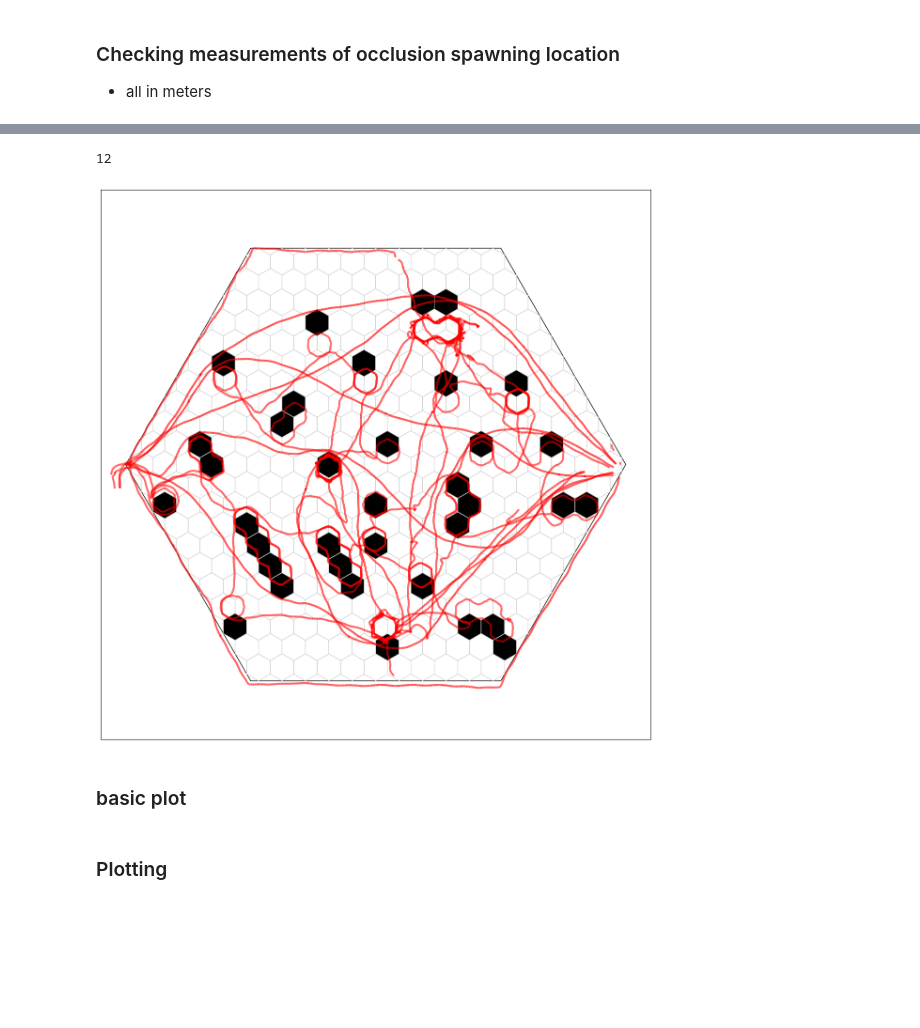
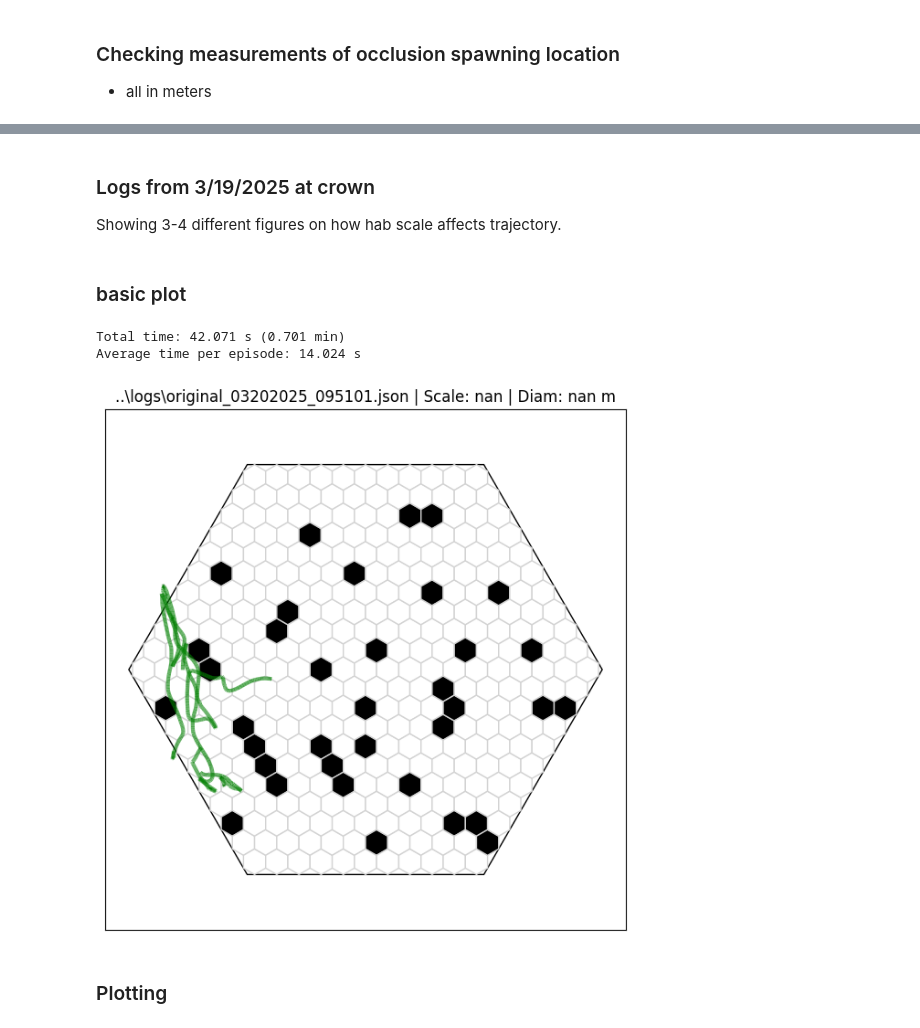
Before and after one commit to felixmaldonadoos/CellworldServer, a Jupyter notebook: python/visualization/plotting.ipynb, the cells around one changed output, grey strips where cells are left out. Saved outputs shown, nothing was run; the diff lists cells and outputs as text; code cells hidden in the pictures; blank space fills up the shorter version.

```diff
--- a/python/visualization/plotting.ipynb
+++ b/python/visualization/plotting.ipynb
@@ -73,43 +68,4 @@ print(newest_file)
-# %%
-# p = pl.ExperimentPlot()
-# p.basic_plot('../logs/l.json')
-import math
-
-filepath = '../logs/l.json'
-if not filepath: raise ValueError('File is NONE!')
-w = cw.World.get_from_parameters_names('hexagonal',"canonical",'21_05')
-d = cw.Display(w, fig_size=(12,12), padding=0.1, cell_edge_color="lightgrey", background_color="white", habitat_edge_color="black")
-
-n     = 0
-t_sum = 0
-
-exp = cw.Experiment.load_from_file(filepath)
-
-# Define hexagonal world bounds
-print(len(exp.episodes))
-
-def scale_legacy_y(y):
-    return y * 0.5 * math.sqrt(3) + 0.5 - math.sqrt(3) / 4
-
-def inverse_scale_legacy_y(scaled_y):
-    return (scaled_y - 0.5 + math.sqrt(3) / 4) / (0.5 * math.sqrt(3))
-
-for idx in range(len(exp.episodes)):
-    episode = exp.episodes[idx]
-    preyt = episode.trajectories.get_agent_trajectory('prey')
-    # prey_scaled_inv = preyt.copy()
-    # prey_scaled = preyt.copy()
-    for step in preyt:
-        step.location.y = scale_legacy_y(step.location.y)
-
-    d.add_trajectories(preyt, colors = {'prey': 'red'}, alphas = {'prey': .7}, zorder = 7)
-    # d.add_trajectories(prey_scaled, colors = {'prey': 'red'}, alphas = {'prey': .7}, zorder = 7)
-    # d.add_trajectories(prey_scaled_inv, colors = {'prey': 'green'}, alphas = {'prey': .7}, zorder = 7)
-    # if idx == 2:
-    #     break
-    # d.add_trajectories(predt, colors = {'predator': 'red'}, alphas = {'predator': .7}, zorder = 7)
-    n+=1
-    t_sum += len(preyt) * np.diff(preyt.get('time_stamp')).mean()
-# %% [output]
-12
-[figure, removed]
+# %% [markdown]
+### Logs from 3/19/2025 at crown
+
+Showing 3-4 different figures on how hab scale affects trajectory.
@@ -153,3 +129,9 @@ print(f'Average time per episode: {t_sum / n :.3f} s')
+# %%
+basic_plot(newest_file)
+# %% [output]
+Total time: 42.071 s (0.701 min)
+Average time per episode: 14.024 s
+[figure, added]
 # %% [markdown]
 ### Plotting
 # %%
```
Also changed, not shown: parts of 9 cells of this notebook, 10 other files.
